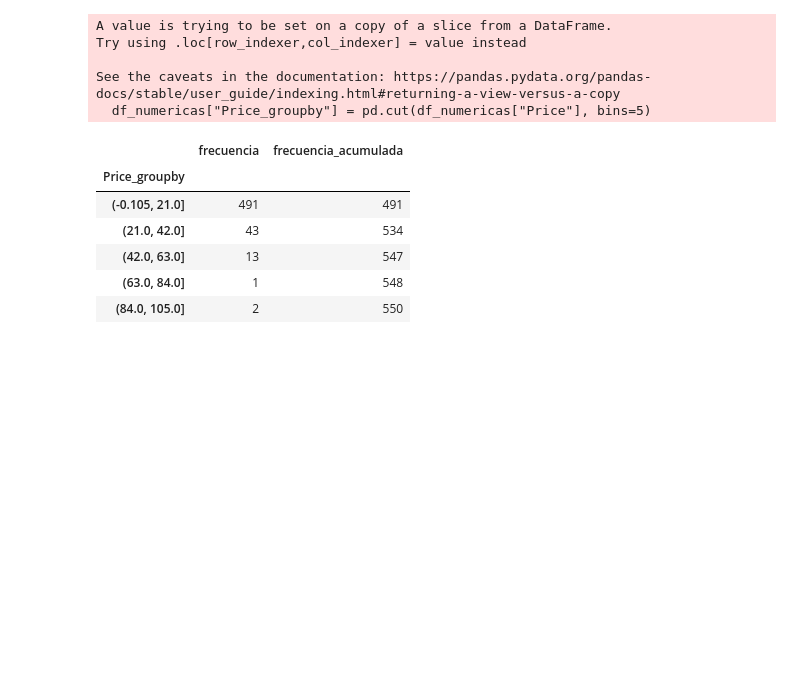
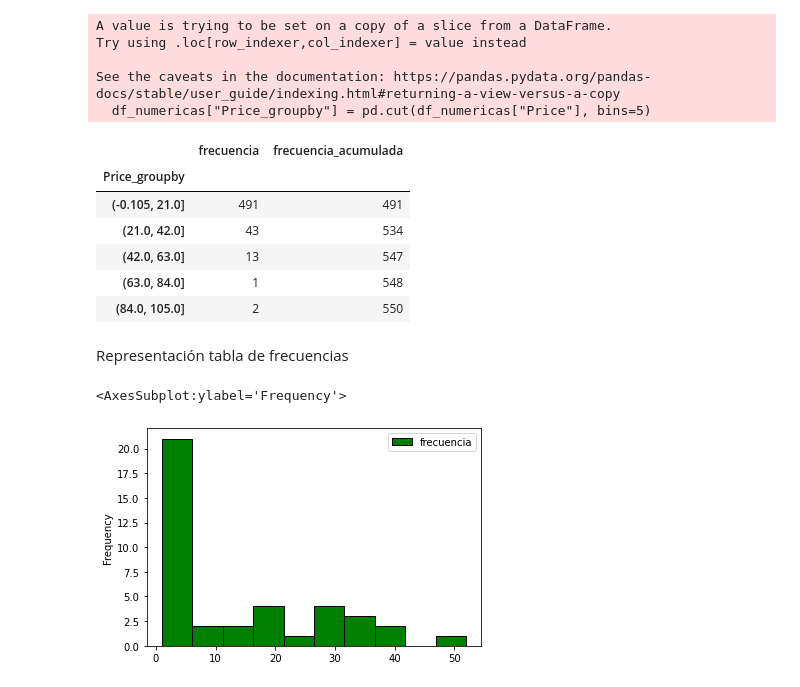
Before and after one commit to Adalab/DA-promo-A-module-2-pairprog-2-pair-3-Alicia-Laura, a Jupyter notebook: Estadistica/pair_estad_2.ipynb, the cells around one changed output. Cells and saved outputs as stored; diff of their text form; code cells hidden in the pictures; blank space fills up the shorter version.

```diff
--- a/Estadistica/pair_estad_2.ipynb
+++ b/Estadistica/pair_estad_2.ipynb
@@ -238,3 +255,13 @@ See the caveats in the documentation: https://pandas.pydata.org/pandas-docs/stab
 | (42.0, 63.0] | 13 | 547 |
 | (63.0, 84.0] | 1 | 548 |
 | (84.0, 105.0] | 2 | 550 |
+# %% [markdown]
+Representación tabla de frecuencias
+# %%
+df_price = df.groupby("Price")
+df_price_group =  df_price.agg(frecuencia=("Price", "count"))
+
+df_price_group.plot.hist(ec= 'black', color='green')
+# %% [output]
+<AxesSubplot:ylabel='Frequency'>
+[figure, added]
```
Also changed, not shown: parts of 8 cells of this notebook.
